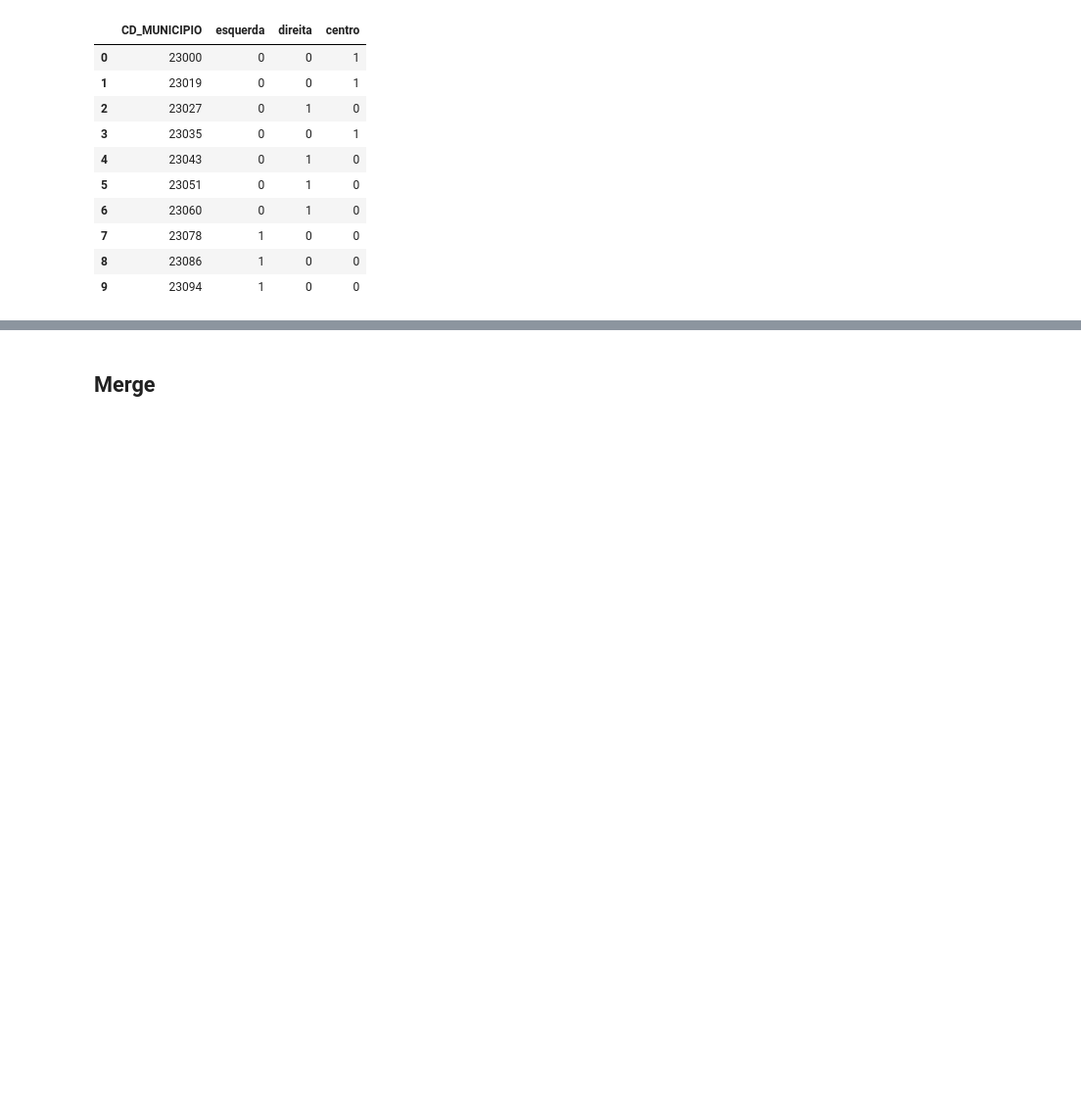
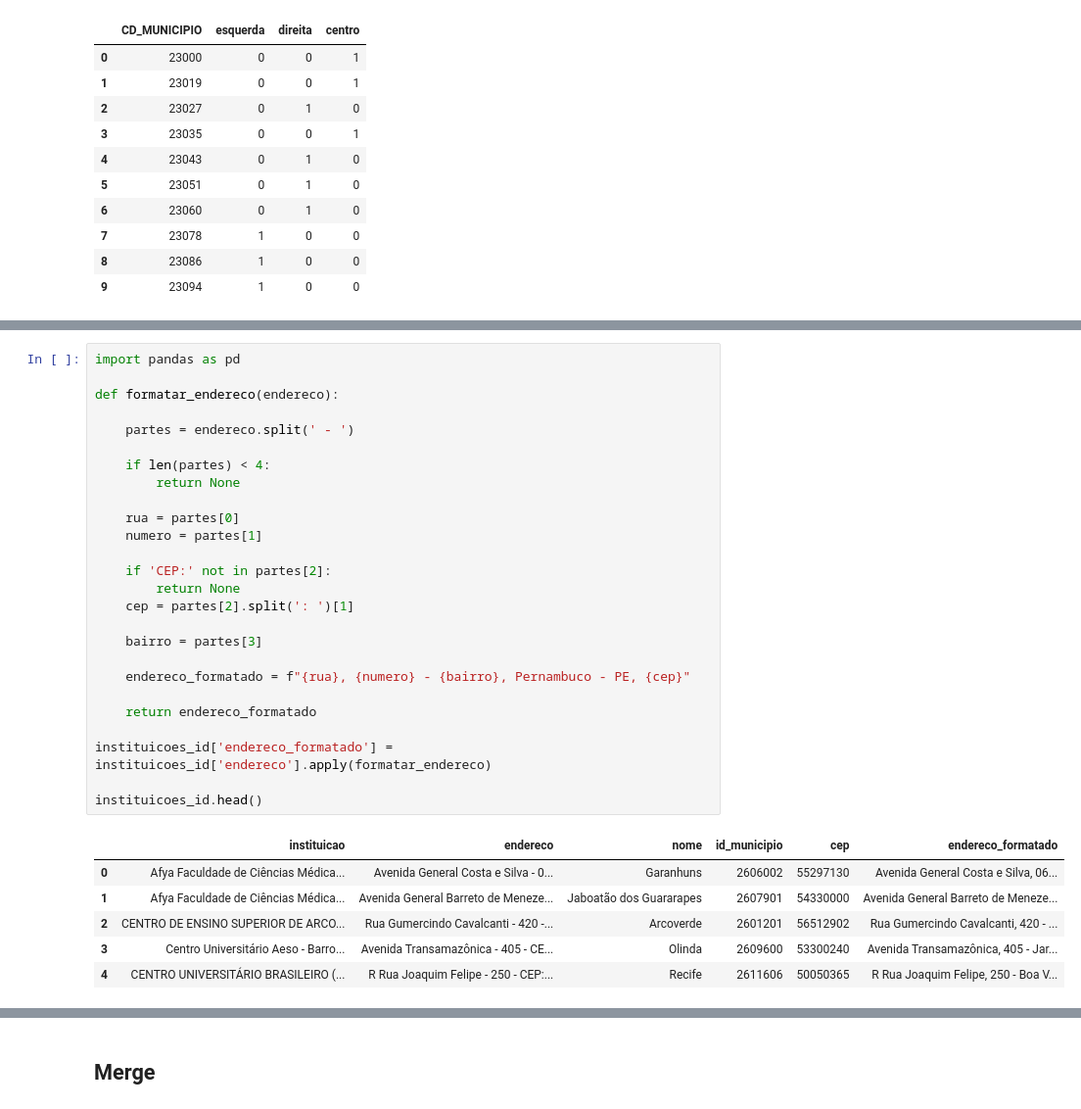
Before and after one commit to aliciamarzola/tp_bdg, a Jupyter notebook: exploring.ipynb, the cells around one changed output, grey strips where cells are left out. Shown: that part at 98% size. Saved outputs shown, nothing was run; the diff lists cells and outputs as text; blank space fills up the shorter version.

Commit message:
parte 2 completa

```diff
--- a/exploring.ipynb
+++ b/exploring.ipynb
@@ -317,0 +388,33 @@ resumo_politico.head(10)
+# %%
+import pandas as pd
+
+def formatar_endereco(endereco):
+
+    partes = endereco.split(' - ')
+
+    if len(partes) < 4:
+        return None
+
+    rua = partes[0]
+    numero = partes[1]
+
+    if 'CEP:' not in partes[2]:
+        return None
+    cep = partes[2].split(': ')[1]
+
+    bairro = partes[3]
+
+    endereco_formatado = f"{rua}, {numero} - {bairro}, Pernambuco - PE, {cep}"
+
+    return endereco_formatado
+
+instituicoes_id['endereco_formatado'] = instituicoes_id['endereco'].apply(formatar_endereco)
+
+instituicoes_id.head()
+# %% [output]
+|  | instituicao | endereco | nome | id_municipio | cep | endereco_formatado |
+| 0 | Afya Faculdade de Ciências Médica... | Avenida General Costa e Silva - 0... | Garanhuns | 2606002 | 55297130 | Avenida General Costa e Silva, 06... |
+| 1 | Afya Faculdade de Ciências Médica... | Avenida General Barreto de Meneze... | Jaboatão dos Guararapes | 2607901 | 54330000 | Avenida General Barreto de Meneze... |
+| 2 | CENTRO DE ENSINO SUPERIOR DE ARCO... | Rua Gumercindo Cavalcanti - 420 -... | Arcoverde | 2601201 | 56512902 | Rua Gumercindo Cavalcanti, 420 - ... |
+| 3 | Centro Universitário Aeso - Barro... | Avenida Transamazônica - 405 - CE... | Olinda | 2609600 | 53300240 | Avenida Transamazônica, 405 - Jar... |
+| 4 | CENTRO UNIVERSITÁRIO BRASILEIRO (... | R Rua Joaquim Felipe - 250 - CEP:... | Recife | 2611606 | 50050365 | R Rua Joaquim Felipe, 250 - Boa V... |
```
Also changed, not shown: parts of 25 cells of this notebook.
